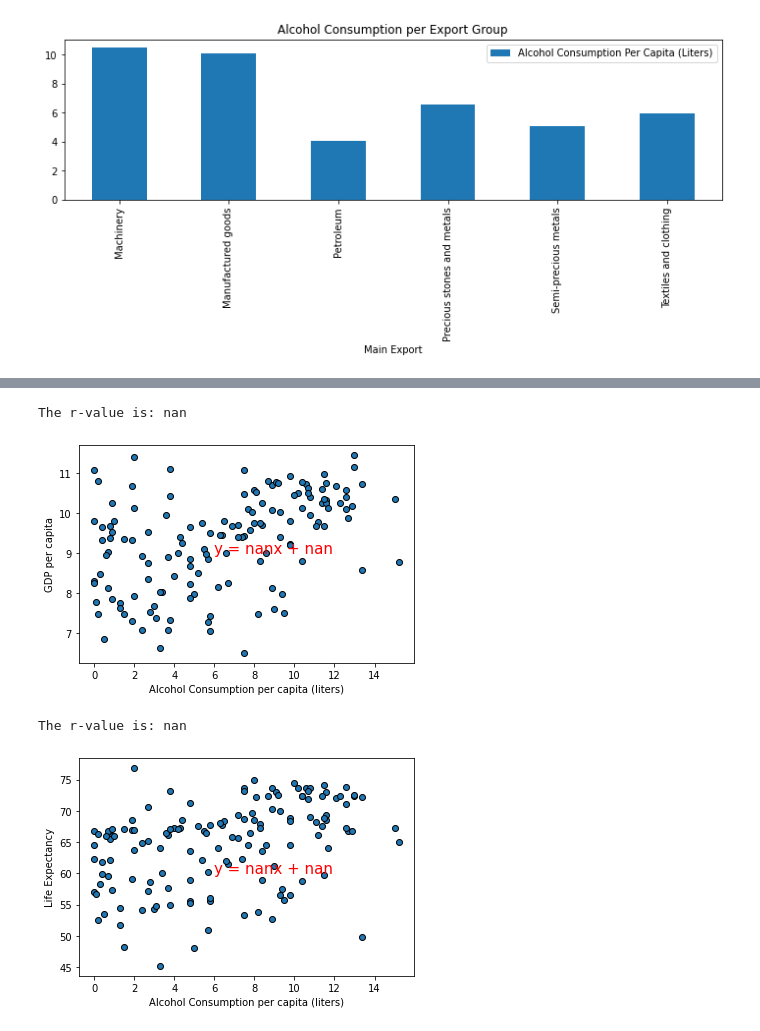
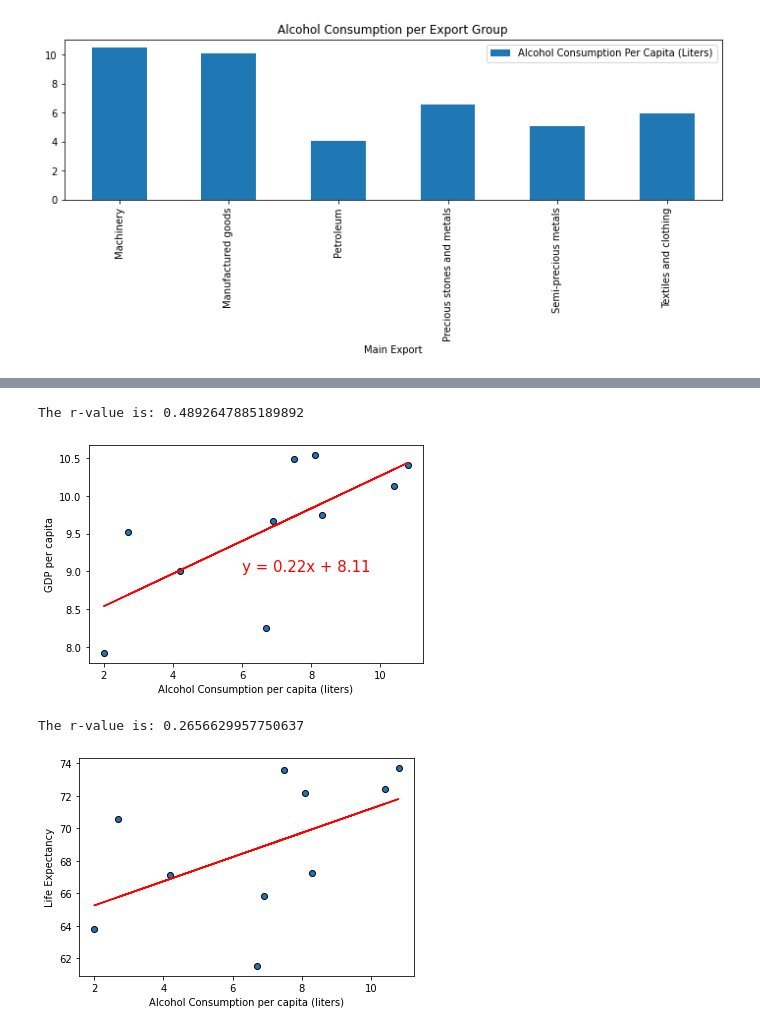
Before and after one commit to reccleston/data-analysis-project-1, a Jupyter notebook: nadia/project_work_2021.ipynb, the cells around one changed output, grey strips where cells are left out. Cells and saved outputs as stored; diff of their text form; code cells hidden in the pictures.

```diff
--- a/nadia/project_work_2021.ipynb
+++ b/nadia/project_work_2021.ipynb
@@ -61,13 +67,14 @@ Name: Main Export, dtype: int64
 # updated_df$group[c(5:12)]='NON'
 # updated_df["Main Export"] = np.where(updated_df['Main Export'].isin(['B','G','H']), 'Petroleum',
 #               np.where(updated_df['Main Export'] == 'A', 'PC', 'NON'))
-updated_df["Main Export"] = np.where(updated_df["Main Export"].isin(["petroleum"]),"Petroleum")
-updated_df.sample(30)
+# updated_df["Main Export"] = np.where(updated_df["Main Export"].isin(["petroleum"]),"Petroleum")
+# updated_df.sample(30)
 # %% [output]
 ValueError: either both or neither of x and y should be given
 # %%
 updated_df = updated_df.replace(
     {"Crude oil": "Petroleum", "Oil": "Petroleum", "Textile products":"Textiles and clothing", "Fish":"Agricultural products", "Aluminium":"Semi-precious metals", "Vehicles":"Machinery", "Bauxite and alumina":"Semi-precious metals", "Fuels and fuel products":"Petroleum", "Soyabeans":"Agricultural products", "Garments":"Textiles and clothing", "Clothing":"Textiles and clothing", "Computers and electrical machinery":"Machinery", "Machinery and electrical equipment":"Machinery", "Peetroleum":"Petroleum", "Copra":"Semi-precious metals", "Clothing and textiles":"Textiles and clothing", "Petroleum and petroleum products":"Petroleum", "Fish and fish products":"Agricultural products", "Machinery and transport equipment":"Machinery", "Machinery and equipment":"Machinery", "Machinery and electronics":"Machinery", "Bananas":"Agricultural products", "Sugar":"Agricultural products", "Fruit":"Agricultural products", "Coffee":"Agricultural products", "Food including rice":"Agricultural products", "Tobacco products": "Manufactured goods", "Ores and metals":"Semi-precious metals", "Foodstuffs":"Agricultural products", "Tobacco":"Agricultural products", "Vanilla": "Agricultural products", "Cocoa":"Agricultural products", "Bauxite":"Semi-precious metals", "Nickel":"Semi-precious metals", "Copper":"Semi-precious metals", "Tea":"Agricultural products", "Diamonds":"Precious stones and metals", "Gold":"Precious stones and metals"})
+updated_df.fillna(method='ffill')
 updated_df
 # %% [output]
 |  | index | Continent | Country Code | Country | Alcohol Consumption Per Capita (L... | Climate | Main Export | Main Industry | ... |
@@ -138,3 +145,6 @@ top_export_data_grouped.plot(kind='bar', figsize=(12,3), title ='Alcohol Consump
 # %% [output]
 <matplotlib.axes._subplots.AxesSubplot at 0x...>
 [figure]
+# %%
+gdp_and_life_expectancy_df=updated_df.dropna(subset=['GDP per capita', 'Life Expectancy'])
+gdp_and_life_expectancy_df.head()
@@ -162,3 +180,5 @@ petroleum_export_data
+# %%
+tourism_industry_data = gdp_and_life_expectancy_df.loc[(gdp_and_life_expectancy_df["Main Industry"]=="tourism")]
 # %%
 def plot_linear_regression(x_values, y_values, title, text_coordinates):
     (slope, intercept, rvalue, pvalue, stderr) = linregress(x_values, y_values)
@@ -181,14 +208,14 @@ The r-value is: nan
 # %%
-x_values=updated_df['Alcohol Consumption Per Capita (Liters)']
-y_values=updated_df['GDP per capita']
+x_values=tourism_industry_data['Alcohol Consumption Per Capita (Liters)']
+y_values=tourism_industry_data['GDP per capita']
 plot_linear_regression(x_values,y_values,'GDP per capita',(6,9))
 # %% [output]
-The r-value is: nan
+The r-value is: 0.4892647885189892
-[figure, old version]
+[figure, new version]
 # %%
-x_values=updated_df['Alcohol Consumption Per Capita (Liters)']
-y_values=updated_df['Life Expectancy']
+x_values=tourism_industry_data['Alcohol Consumption Per Capita (Liters)']
+y_values=tourism_industry_data['Life Expectancy']
 plot_linear_regression(x_values,y_values,'Life Expectancy',(6,60))
 # %% [output]
-The r-value is: nan
+The r-value is: 0.2656629957750637
-[figure, old version]
+[figure, new version]
```
Also changed, not shown: parts of 11 cells of this notebook, 2 other files.
